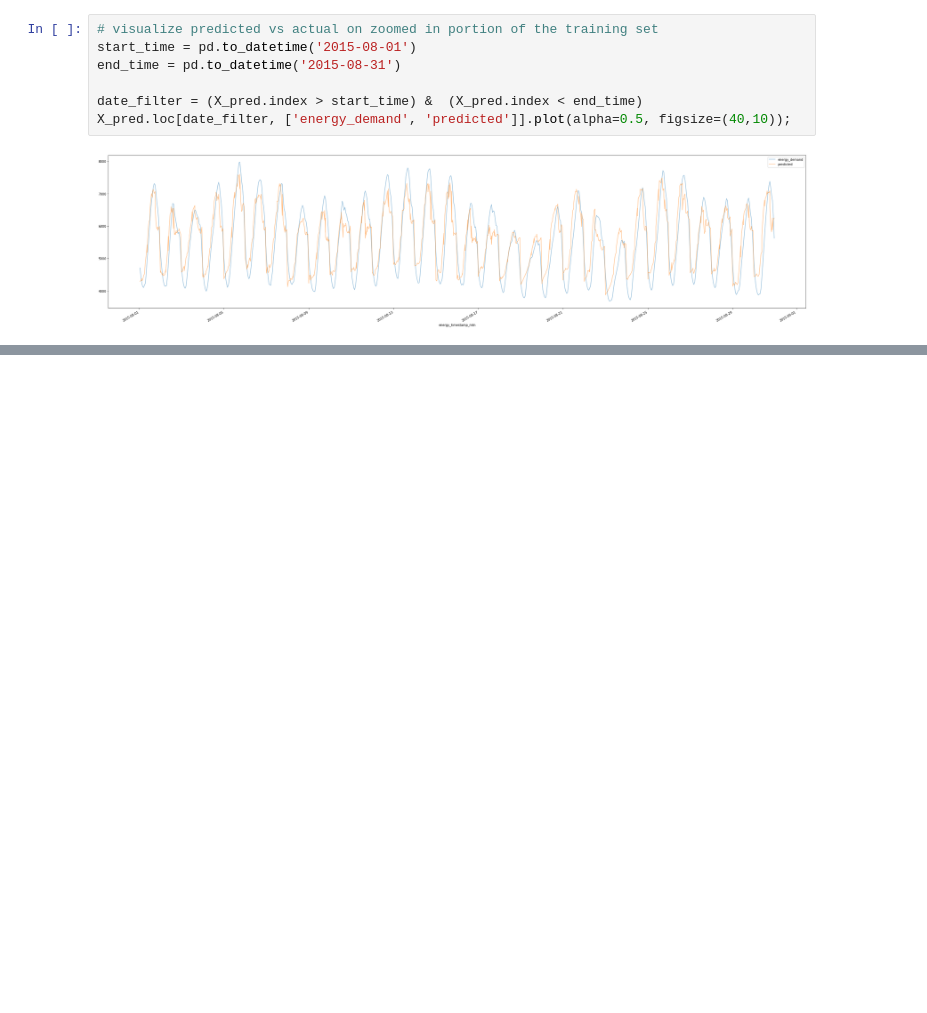
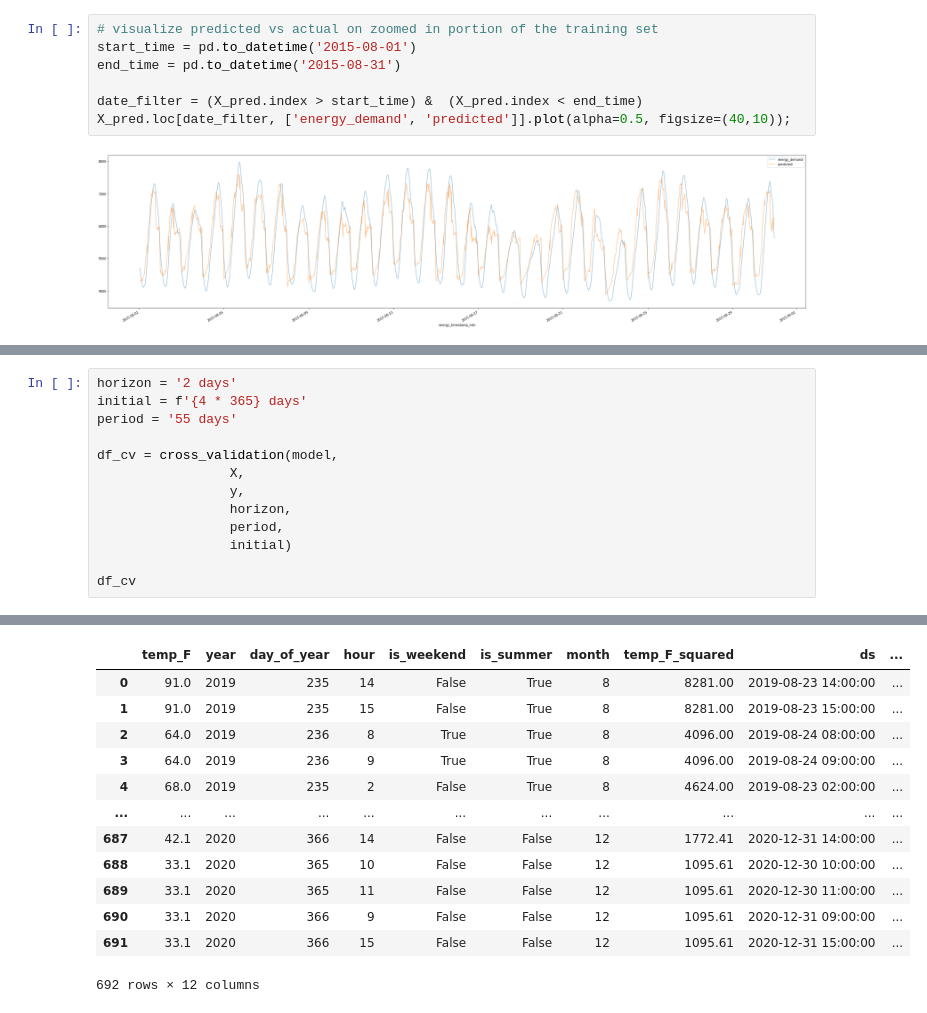
Before and after one commit to mharty3/energy_data_capstone, a Jupyter notebook: 05_model_training/02_simple_linear_model.ipynb, the cells around one changed output, grey strips where cells are left out. Saved outputs shown, nothing was run; the diff lists cells and outputs as text; blank space fills up the shorter version.

```diff
--- a/05_model_training/02_simple_linear_model.ipynb
+++ b/05_model_training/02_simple_linear_model.ipynb
@@ -103,3 +109,17 @@ X_pred_future.loc[date_filter, ['energy_demand', 'predicted']].plot(alpha=0.5, f
 # %% [output]
 <AxesSubplot:xlabel='energy_timestamp_mtn'>
 [figure]
+# %%
+horizon = '2 days'
+initial = f'{4 * 365} days'
+period = '55 days'
+
+df_cv = cross_validation(model,
+                 X,
+                 y,
+                 horizon,
+                 period,
+                 initial)
+
+df_cv
+# %% [output]
@@ -105,0 +127,13 @@ X_pred_future.loc[date_filter, ['energy_demand', 'predicted']].plot(alpha=0.5, f
+|  | temp_F | year | day_of_year | hour | is_weekend | is_summer | month | temp_F_squared | ds | ... |
+| 0 | 91.0 | 2019 | 235 | 14 | False | True | 8 | 8281.00 | 2019-08-23 14:00:00 | ... |
+| 1 | 91.0 | 2019 | 235 | 15 | False | True | 8 | 8281.00 | 2019-08-23 15:00:00 | ... |
+| 2 | 64.0 | 2019 | 236 | 8 | True | True | 8 | 4096.00 | 2019-08-24 08:00:00 | ... |
+| 3 | 64.0 | 2019 | 236 | 9 | True | True | 8 | 4096.00 | 2019-08-24 09:00:00 | ... |
+| 4 | 68.0 | 2019 | 235 | 2 | False | True | 8 | 4624.00 | 2019-08-23 02:00:00 | ... |
+| ... | ... | ... | ... | ... | ... | ... | ... | ... | ... | ... |
+| 687 | 42.1 | 2020 | 366 | 14 | False | False | 12 | 1772.41 | 2020-12-31 14:00:00 | ... |
+| 688 | 33.1 | 2020 | 365 | 10 | False | False | 12 | 1095.61 | 2020-12-30 10:00:00 | ... |
+| 689 | 33.1 | 2020 | 365 | 11 | False | False | 12 | 1095.61 | 2020-12-30 11:00:00 | ... |
+| 690 | 33.1 | 2020 | 366 | 9 | False | False | 12 | 1095.61 | 2020-12-31 09:00:00 | ... |
+| 691 | 33.1 | 2020 | 366 | 15 | False | False | 12 | 1095.61 | 2020-12-31 15:00:00 | ... |
+692 rows × 12 columns
```
Also changed, not shown: parts of 9 cells of this notebook, 1 other file.
